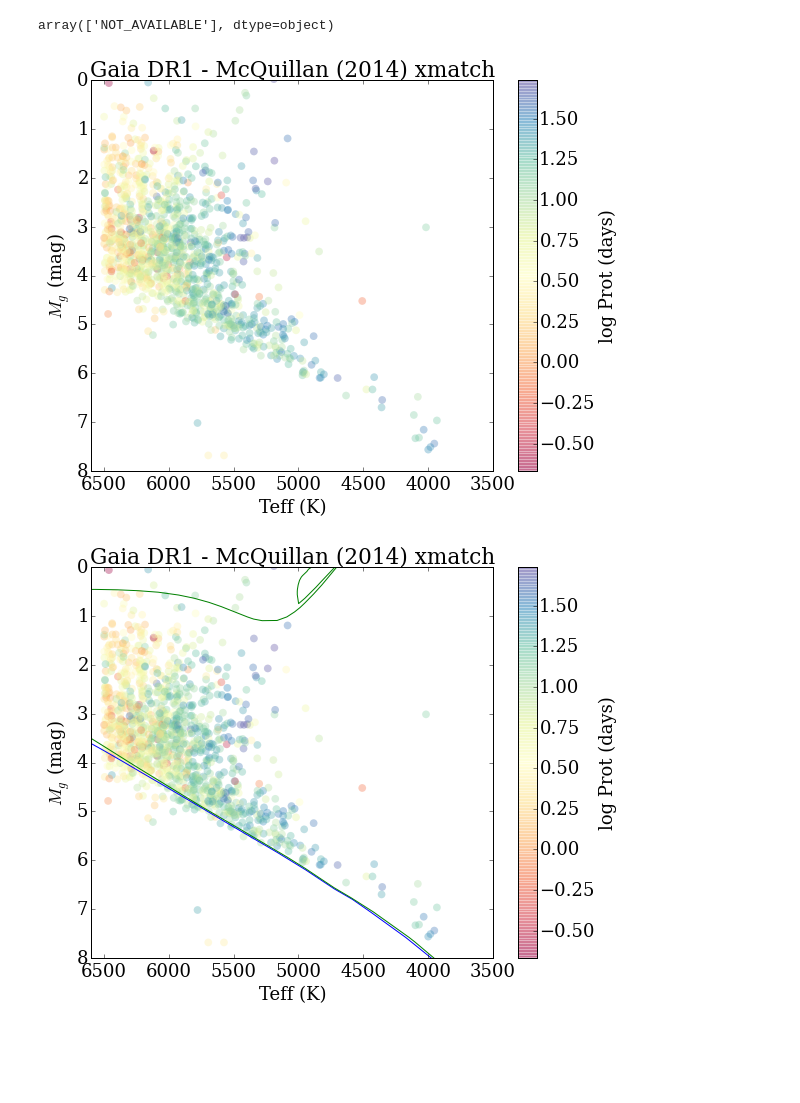
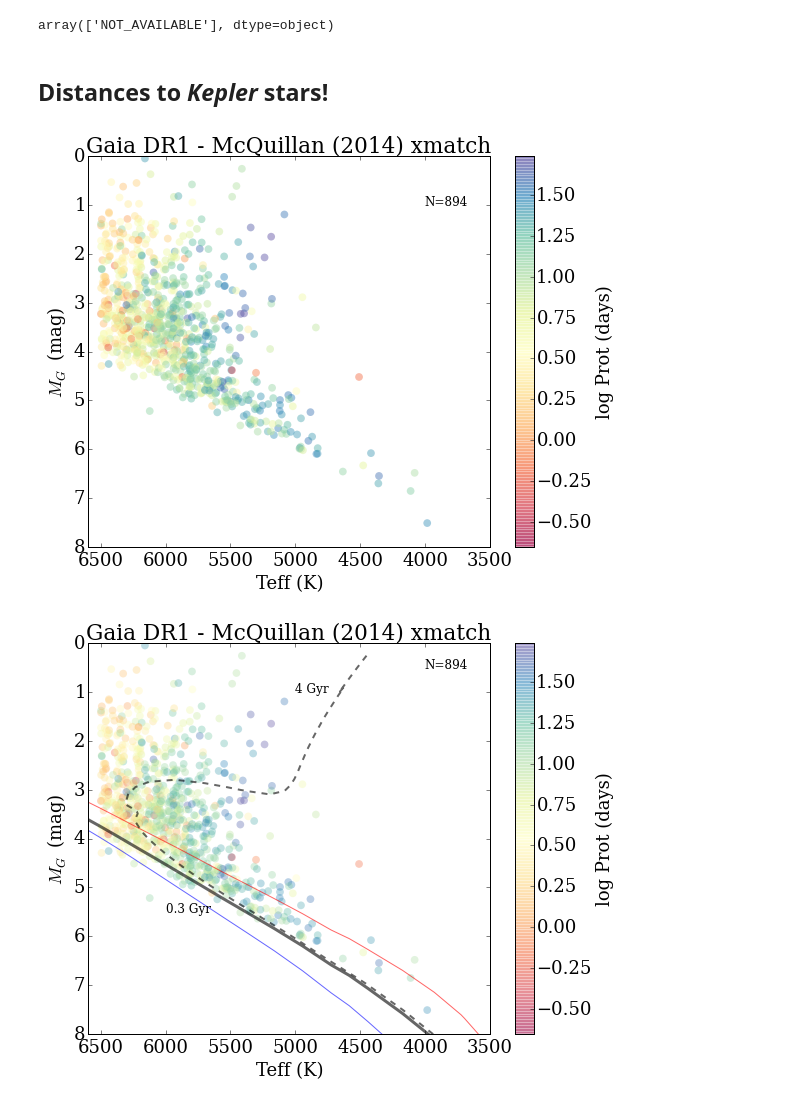
Before and after one commit to jradavenport/gaia_rot, a Jupyter notebook: explore.ipynb, the cells around one changed output. Saved outputs shown, nothing was run; the diff lists cells and outputs as text; code cells hidden in the pictures; blank space fills up the shorter version.

Commit message:
final plots for day of hacking

```diff
--- a/explore.ipynb
+++ b/explore.ipynb
@@ -72,3 +90,11 @@ plt.title('Gaia DR1 - McQuillan (2014) xmatch')
 # %% [output]
 <matplotlib.text.Text at 0x...>
 [figure]
+# %%
+# find the "good" stars, with reasonable Plx and Phot errors
+
+ok = np.where(np.isfinite(gaia[u'parallax']) & # this is basically the same as the TGAS file...
+              (gaia[u'parallax_error'] < 0.4) &
+              (gaia[u'phot_g_mean_flux_error']/gaia[u'phot_g_mean_flux'] < 0.01))
+
+print(len(ok[0]))
@@ -76,10 +104,9 @@ plt.title('Gaia DR1 - McQuillan (2014) xmatch')
 '''
 can we explore the bimodality in periods for the M dwarfs?
 
-no... too few stars with parallax
+- NO - ... too few stars with parallax
+
 '''
-ok = np.where(np.isfinite(gaia[u'parallax']))
-
 cm = plt.cm.get_cmap('RdBu')
 
 plt.scatter(gaia[u'Teff'].values[ok],
@@ -103,52 +130,63 @@ array(['NOT_AVAILABLE'], dtype=object)
 # make an HR diagram of rotation period stars!
 
 Mg = gaia[u'phot_g_mean_mag'] + 5. * np.log10(gaia[u'parallax']/1000.)  + 5
+# %% [markdown]
+## Distances to *Kepler* stars!
 # %%
 plt.figure(figsize=(9,7))
 cm = plt.cm.get_cmap('Spectral')
 
 plt.scatter(gaia[u'Teff'].values[ok], Mg.values[ok],
             c=np.log10(gaia[u'Prot'].values[ok]),
-            lw=0, alpha=0.35, cmap=cm, s=60)
+            lw=0, alpha=0.45, cmap=cm, s=60)
 
 plt.xlim(6600, 3500)
 plt.ylim(8, 0)
 plt.xlabel('Teff (K)')
-plt.ylabel('$M_g$ (mag)')
+plt.ylabel('$M_G$ (mag)')
 plt.title('Gaia DR1 - McQuillan (2014) xmatch')
+plt.text(4000, 1, 'N=894', fontsize=12)
 
 cb = plt.colorbar()
 cb.set_label('log Prot (days)')
 # %% [output]
-[figure, old version]
+[figure, new version]
 # %%
 # let's put an ischrone down on that figure...
 iso_file1 = 'output661464910329.dat' # Padova isochrone, 0.3gyr
-iso_file2 = 'output223087321109.dat' # '' 1.0gyr
+iso_file2 = 'output223087321109.dat' # 1.0Gyr
+iso_file3 = 'output816153020438.dat' # 4Gyr
 # %%
 names=('Z','log(age)','M_ini', 'M_act','logL/Lo','logTe','logG','mbol','G','G_BP','G_RP','int_IMF','stage')
 iso1 = pd.read_table(iso_file1, delim_whitespace=True, header=None, comment='#', names=names)
 iso2 = pd.read_table(iso_file2, delim_whitespace=True, header=None, comment='#', names=names)
+iso3 = pd.read_table(iso_file3, delim_whitespace=True, header=None, comment='#', names=names)
 # %%
 plt.figure(figsize=(9,7))
 cm = plt.cm.get_cmap('Spectral')
 
 plt.scatter(gaia[u'Teff'].values[ok], Mg.values[ok],
             c=np.log10(gaia[u'Prot'].values[ok]),
             lw=0, alpha=0.35, cmap=cm, s=60)
 
-plt.plot(10**iso1['logTe'], iso1['G'])
-# plt.plot(10**iso2['logTe'], iso2['G'])
+ms = np.where((iso1['stage'] <= 1))
+plt.plot(10**iso1['logTe'].values[ms], iso1['G'].values[ms], lw=3, alpha=0.6, c='k')
+plt.plot(10**iso1['logTe'].values[ms], iso1['G_BP'].values[ms], lw=1, alpha=0.6, c='b')
+plt.plot(10**iso1['logTe'].values[ms], iso1['G_RP'].values[ms], lw=1, alpha=0.6, c='r')
 
+plt.plot(10**iso3['logTe'].values[ms], iso3['G'].values[ms], lw=2, alpha=0.6, c='k', linestyle='dashed')
 
+plt.text(4000,0.5, 'N=894', fontsize=12)
+plt.text(5000, 1, '4 Gyr', fontsize=12)
+plt.text(6000, 5.5, '0.3 Gyr', fontsize=12)
 
 plt.xlim(6600, 3500)
 plt.ylim(8, 0)
 plt.xlabel('Teff (K)')
-plt.ylabel('$M_g$ (mag)')
+plt.ylabel('$M_G$ (mag)')
 plt.title('Gaia DR1 - McQuillan (2014) xmatch')
 
 cb = plt.colorbar()
 cb.set_label('log Prot (days)')
 # %% [output]
-[figure, old version]
+[figure, new version]
```
Also changed, not shown: parts of 12 cells of this notebook.
